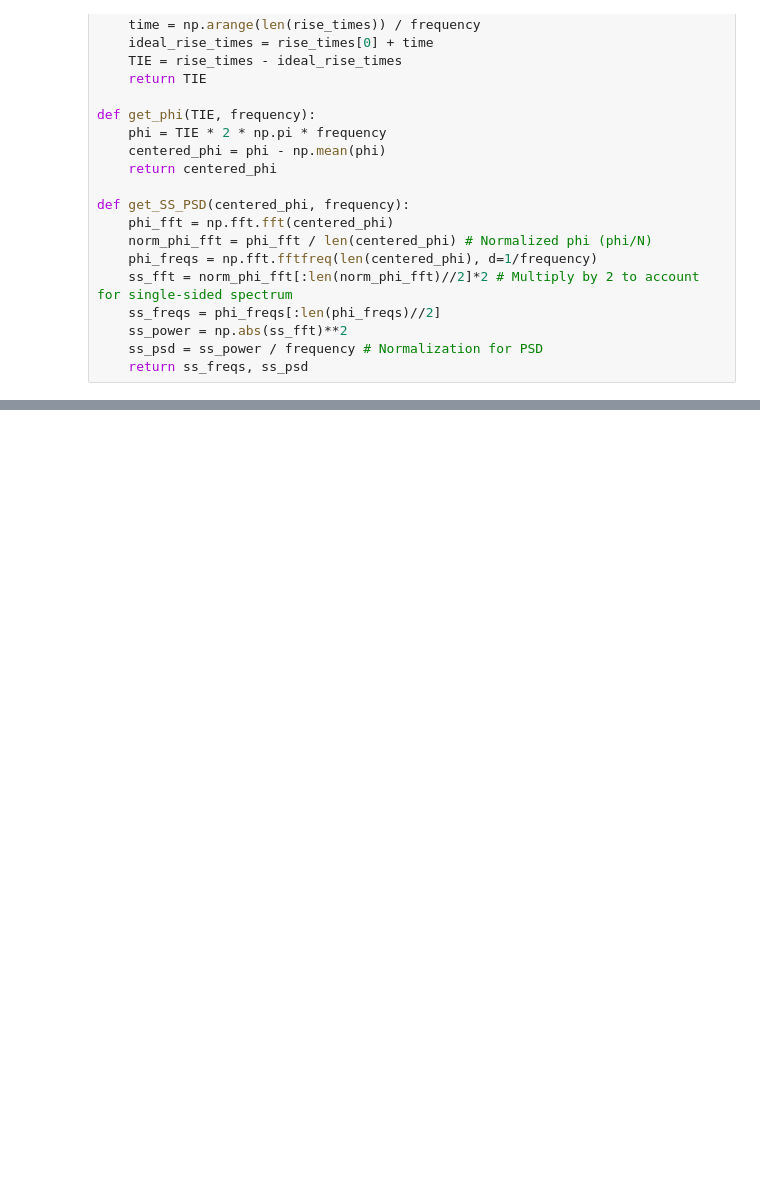
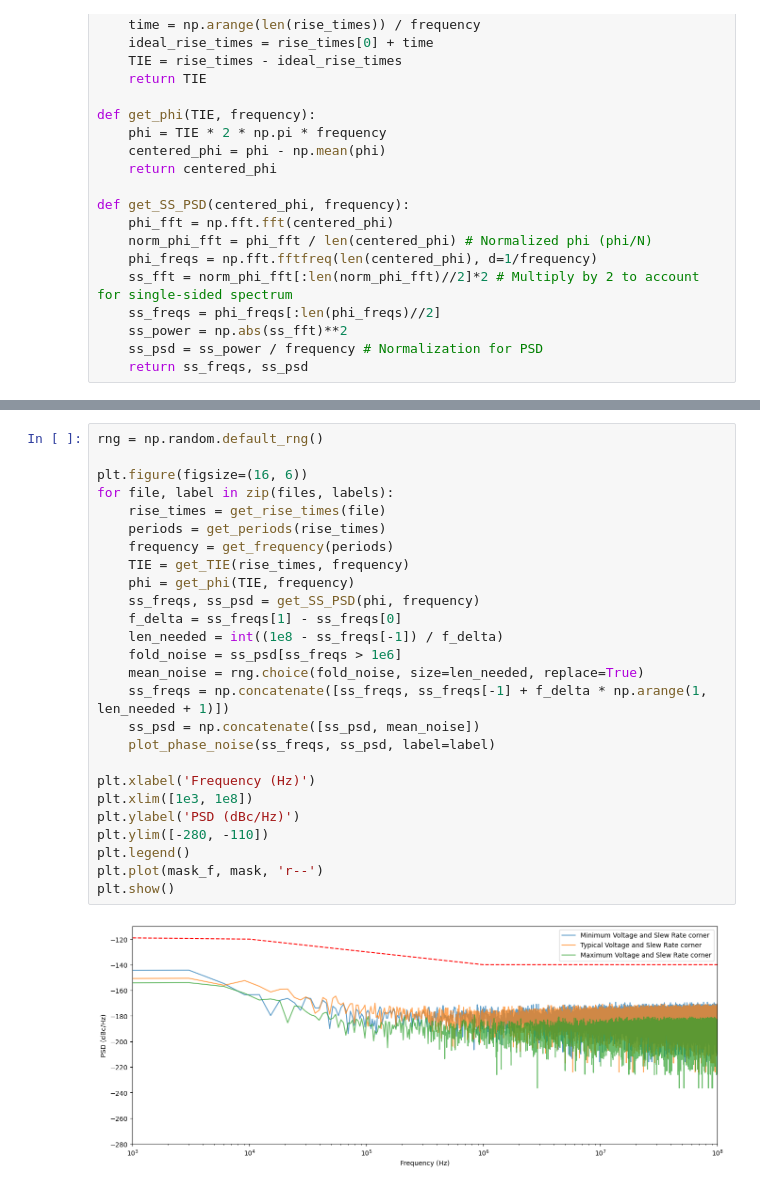
Before and after one commit to joelryv/phase_noise, a Jupyter notebook: pure_phase_noise.ipynb, the cells around one changed output, grey strips where cells are left out. Drawn from its saved outputs; the diff is of its cells as text; blank space fills up the shorter version.

```diff
--- a/pure_phase_noise.ipynb
+++ b/pure_phase_noise.ipynb
@@ -74,0 +75,28 @@ plt.show()
+# %%
+rng = np.random.default_rng()
+
+plt.figure(figsize=(16, 6))
+for file, label in zip(files, labels):
+    rise_times = get_rise_times(file)
+    periods = get_periods(rise_times)
+    frequency = get_frequency(periods)
+    TIE = get_TIE(rise_times, frequency)
+    phi = get_phi(TIE, frequency)
+    ss_freqs, ss_psd = get_SS_PSD(phi, frequency)
+    f_delta = ss_freqs[1] - ss_freqs[0]
+    len_needed = int((1e8 - ss_freqs[-1]) / f_delta)
+    fold_noise = ss_psd[ss_freqs > 1e6]
+    mean_noise = rng.choice(fold_noise, size=len_needed, replace=True)
+    ss_freqs = np.concatenate([ss_freqs, ss_freqs[-1] + f_delta * np.arange(1, len_needed + 1)])
+    ss_psd = np.concatenate([ss_psd, mean_noise])
+    plot_phase_noise(ss_freqs, ss_psd, label=label)
+
+plt.xlabel('Frequency (Hz)')
+plt.xlim([1e3, 1e8])
+plt.ylabel('PSD (dBc/Hz)')
+plt.ylim([-280, -110])
+plt.legend()
+plt.plot(mask_f, mask, 'r--')
+plt.show()
+# %% [output]
+[figure, added]
```
Also changed, not shown: parts of 1 cell of this notebook.
